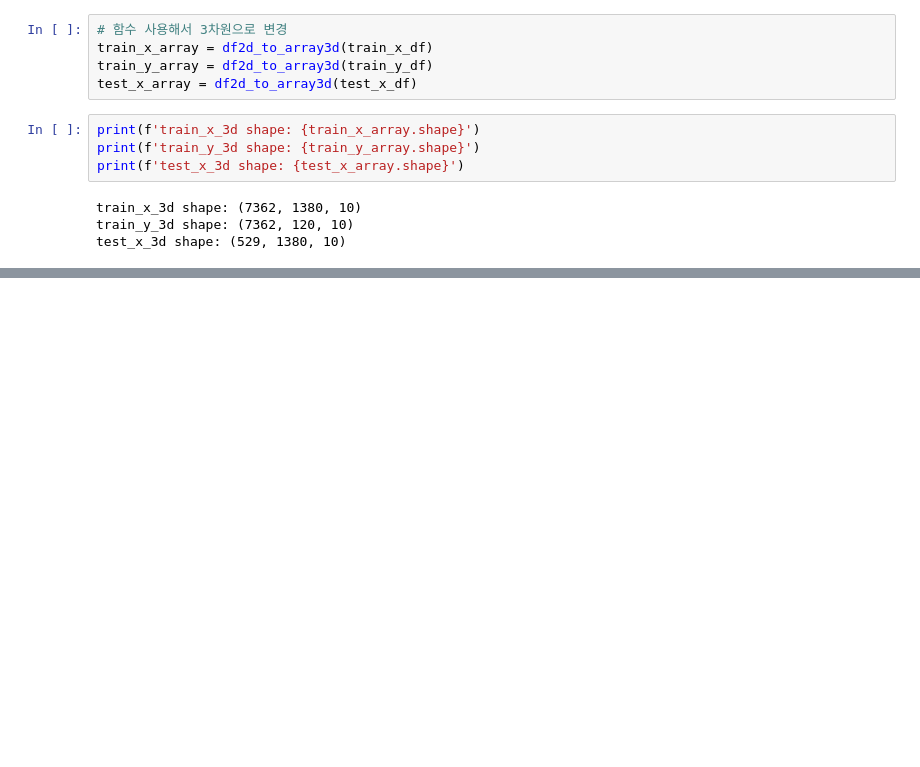
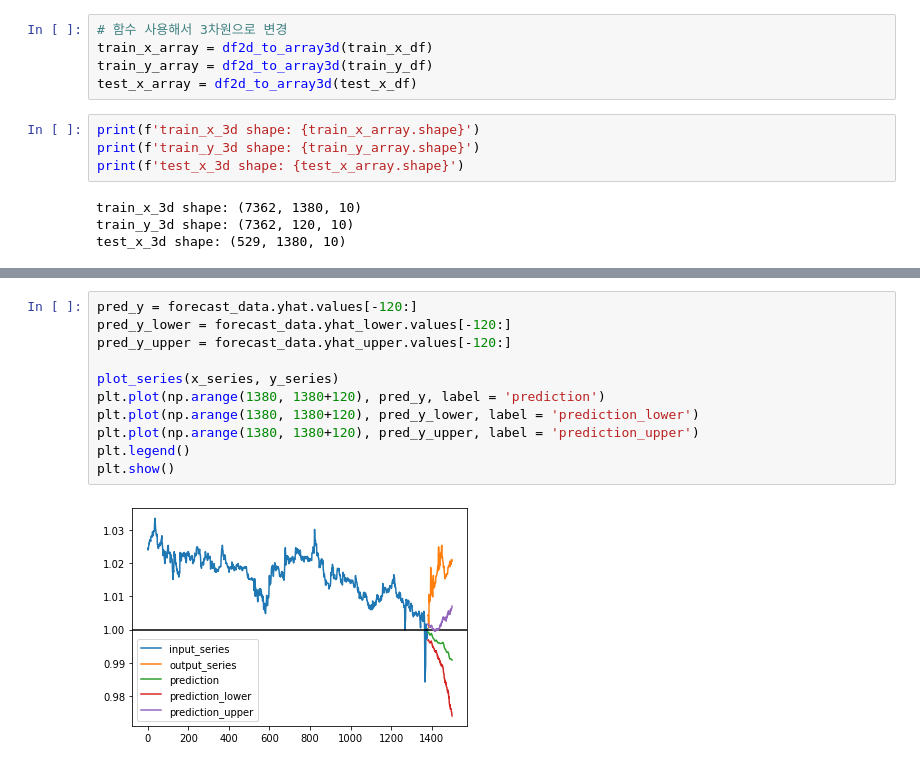
Before and after one commit to Kingnamji/Coin_Trader, a Jupyter notebook: Trader/BitCoin_trader.ipynb, the cells around one changed output, grey strips where cells are left out. Drawn from its saved outputs; the diff is of its cells as text; blank space fills up the shorter version.

```diff
--- a/Trader/BitCoin_trader.ipynb
+++ b/Trader/BitCoin_trader.ipynb
@@ -117,0 +258,13 @@ plt.show()
+# %%
+pred_y = forecast_data.yhat.values[-120:]
+pred_y_lower = forecast_data.yhat_lower.values[-120:]
+pred_y_upper = forecast_data.yhat_upper.values[-120:]
+
+plot_series(x_series, y_series)
+plt.plot(np.arange(1380, 1380+120), pred_y, label = 'prediction')
+plt.plot(np.arange(1380, 1380+120), pred_y_lower, label = 'prediction_lower')
+plt.plot(np.arange(1380, 1380+120), pred_y_upper, label = 'prediction_upper')
+plt.legend()
+plt.show()
+# %% [output]
+[figure, added]
```
Also changed, not shown: parts of 39 cells of this notebook.
